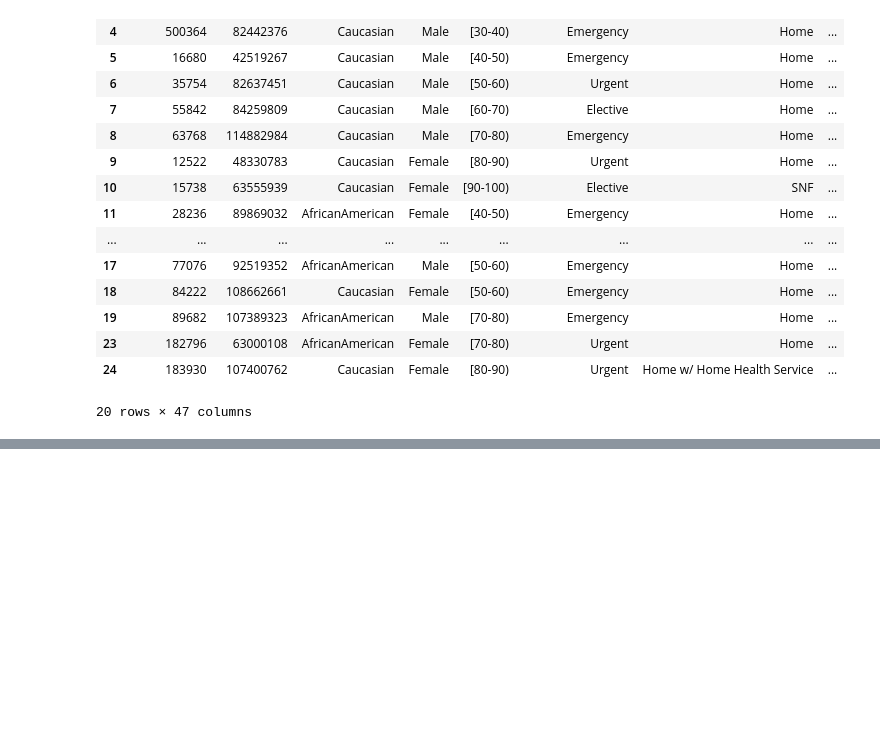
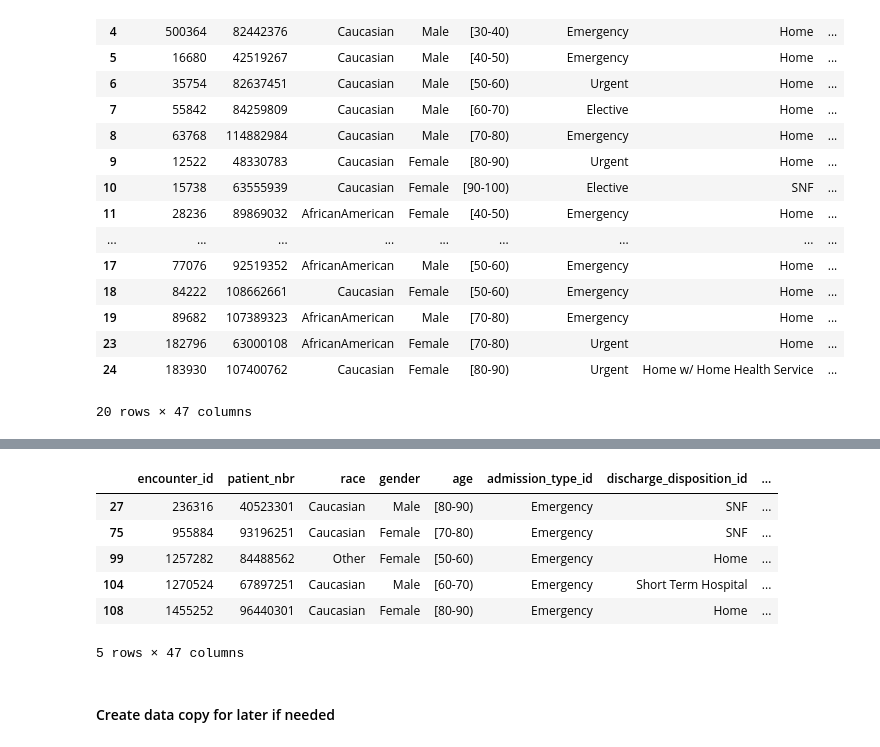
Before and after one commit to mattglenjackson/CP3403_Data_Mining, a Jupyter notebook: CP3403-project_v2_classification.ipynb, the cells around one changed output, grey strips where cells are left out. Cells and saved outputs as stored; diff of their text form; code cells hidden in the pictures; blank space fills up the shorter version.

```diff
--- a/CP3403-project_v2_classification.ipynb
+++ b/CP3403-project_v2_classification.ipynb
@@ -325,0 +346,17 @@ Number of missing values after removal:
+# %%
+class_data_1["A1Cresult"] = class_data_1["A1Cresult"].replace(">7", "Moderate Risk")
+class_data_1["A1Cresult"] = class_data_1["A1Cresult"].replace(">8", "High Risk")
+class_data_1["A1Cresult"] = class_data_1["A1Cresult"].replace("Norm", "Normal")
+class_data_1["A1Cresult"] = class_data_1["A1Cresult"].replace("None", pd.NA)
+# %%
+class_data_1 = class_data_1.dropna()
+# %%
+class_data_1.head()
+# %% [output]
+|  | encounter_id | patient_nbr | race | gender | age | admission_type_id | discharge_disposition_id | ... |
+| 27 | 236316 | 40523301 | Caucasian | Male | [80-90) | Emergency | SNF | ... |
+| 75 | 955884 | 93196251 | Caucasian | Female | [70-80) | Emergency | SNF | ... |
+| 99 | 1257282 | 84488562 | Other | Female | [50-60) | Emergency | Home | ... |
+| 104 | 1270524 | 67897251 | Caucasian | Male | [60-70) | Emergency | Short Term Hospital | ... |
+| 108 | 1455252 | 96440301 | Caucasian | Female | [80-90) | Emergency | Home | ... |
+5 rows × 47 columns
@@ -325,0 +366,2 @@ Number of missing values after removal:
+# %% [markdown]
+#### Create data copy for later if needed
```
Also changed, not shown: parts of 19 cells of this notebook.
